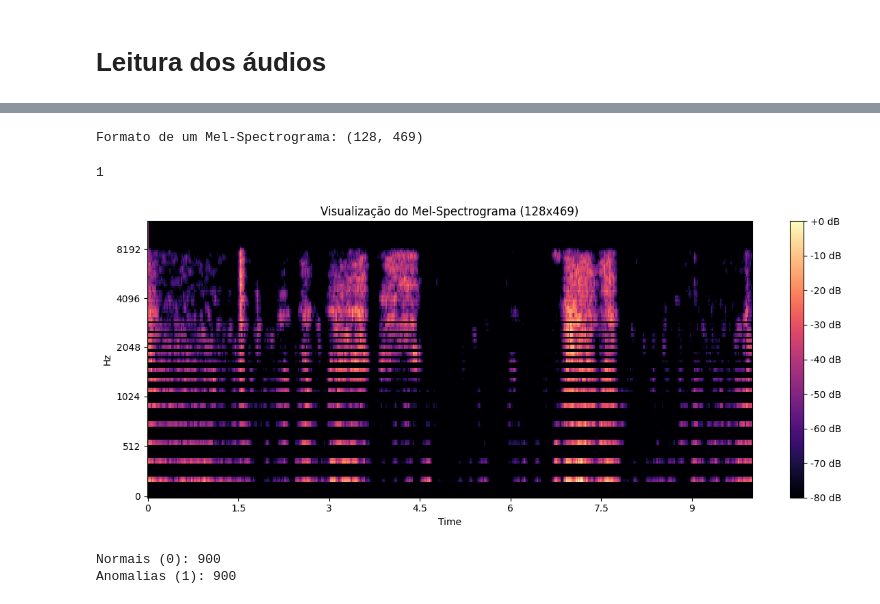
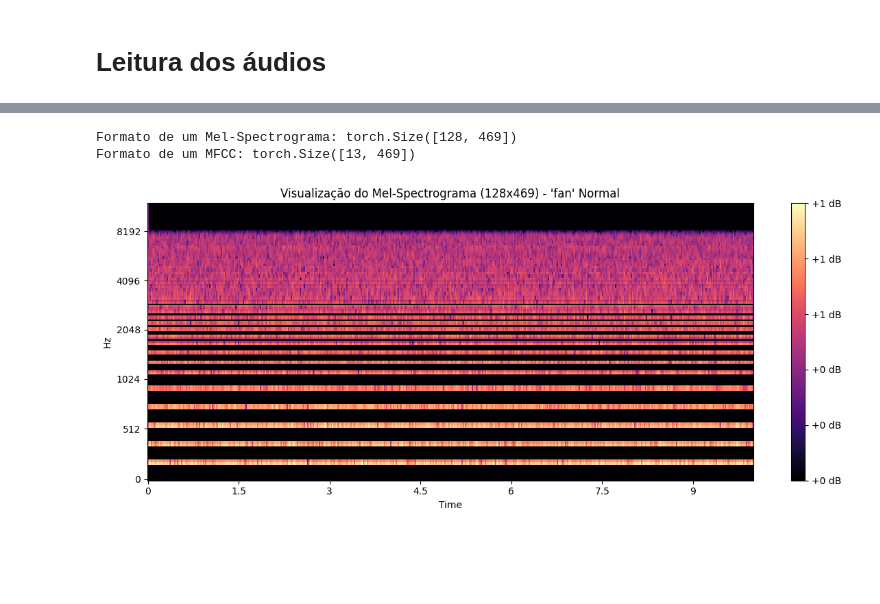
Before and after one commit to MarquesLazaro/NCIA_Trabalho_2, a Jupyter notebook: src/main.ipynb, the cells around one changed output, grey strips where cells are left out. Cells and saved outputs as stored; diff of their text form; code cells hidden in the pictures; blank space fills up the shorter version.

```diff
--- a/src/main.ipynb
+++ b/src/main.ipynb
@@ -265,5 +223,0 @@ X_norm_mfcc = [min_max_scaler(mfcc) for mfcc in X_mfcc]
-# %%
-if len(X_mel_spectrogram) > 0:
-    print(f"Formato de um Mel-Spectrograma: {X_mel_spectrogram[0].shape}")
-# %% [output]
-Formato de um Mel-Spectrograma: (128, 469)
@@ -269,0 +245,30 @@ Formato de um Mel-Spectrograma: (128, 469)
+# %%
+def preprocess_data(signals, padding=False, desonise_method=None):
+    mel_features = []
+    mfcc_features = []
+
+    for signal in signals:
+        if padding:
+            signal = pad_audio(signal)
+        if desonise_method:
+            signal = desonise_method(signal)
+
+        mel = get_mel_spectrogram(signal, MEL_SPECTROGRAM_PARAMS)
+        mfcc = get_mfcc(mel, MFCC_PARAMS)
+
+        norm_mel = min_max_scaler(mel)
+        norm_mfcc = min_max_scaler(mfcc)
+
+        mel_features.append(norm_mel)
+        mfcc_features.append(norm_mfcc)
+
+    return np.array(mel_features), np.array(mfcc_features)
+# %%
+train_mel_features, train_mfcc_features = preprocess_data(X_train)
+test_mel_features, test_mfcc_features = preprocess_data(X_test)
+
+train_dataset = AudioDataset(train_mel_features, train_mfcc_features, y_train, mtype_train)
+test_dataset = AudioDataset(test_mel_features, test_mfcc_features, y_test, mtype_test)
+
+train_loader = DataLoader(train_dataset, batch_size=32, shuffle=True)
+test_loader = DataLoader(test_dataset, batch_size=32)
@@ -270,24 +308,21 @@ Formato de um Mel-Spectrograma: (128, 469)
 # %%
-i = 4
+i = 1000
+mel, mfcc, label, mtype = test_dataset[i]
 
-imagem = X_mel_spectrogram[i]
-print(y[i])
+print(f"Formato de um Mel-Spectrograma: {mel.shape}")
+print(f"Formato de um MFCC: {mfcc.shape}")
+
+print()
+print()
 
 plt.figure(figsize=(12, 5))
-librosa.display.specshow(imagem, sr=24000, hop_length=512, x_axis="time", y_axis="mel")
+librosa.display.specshow(mel.numpy(), sr=24000, hop_length=512, x_axis="time", y_axis="mel")
 
 plt.colorbar(format="%+2.0f dB")
-plt.title("Visualização do Mel-Spectrograma (128x469)")
+plt.title(f"Visualização do Mel-Spectrograma (128x469) - '{mtype}' {'Normal' if label else 'Anomalia'}")
 plt.tight_layout()
 plt.show()
 # %% [output]
-1
+Formato de um Mel-Spectrograma: torch.Size([128, 469])
+Formato de um MFCC: torch.Size([13, 469])
-[figure, old version]
+[figure, new version]
-# %%
-classes, contagem = np.unique(y, return_counts=True)
-
-print(f"Normais (0): {contagem[0]}")
-print(f"Anomalias (1): {contagem[1]}")
-# %% [output]
-Normais (0): 900
-Anomalias (1): 900
```
Also changed, not shown: parts of 10 cells of this notebook.
